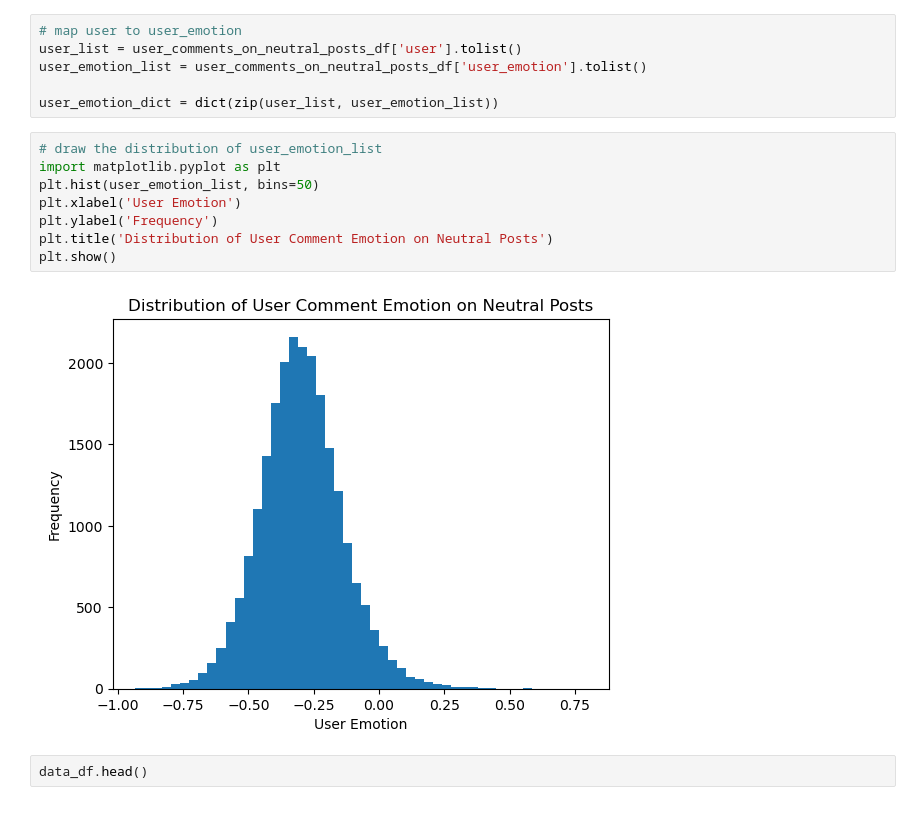
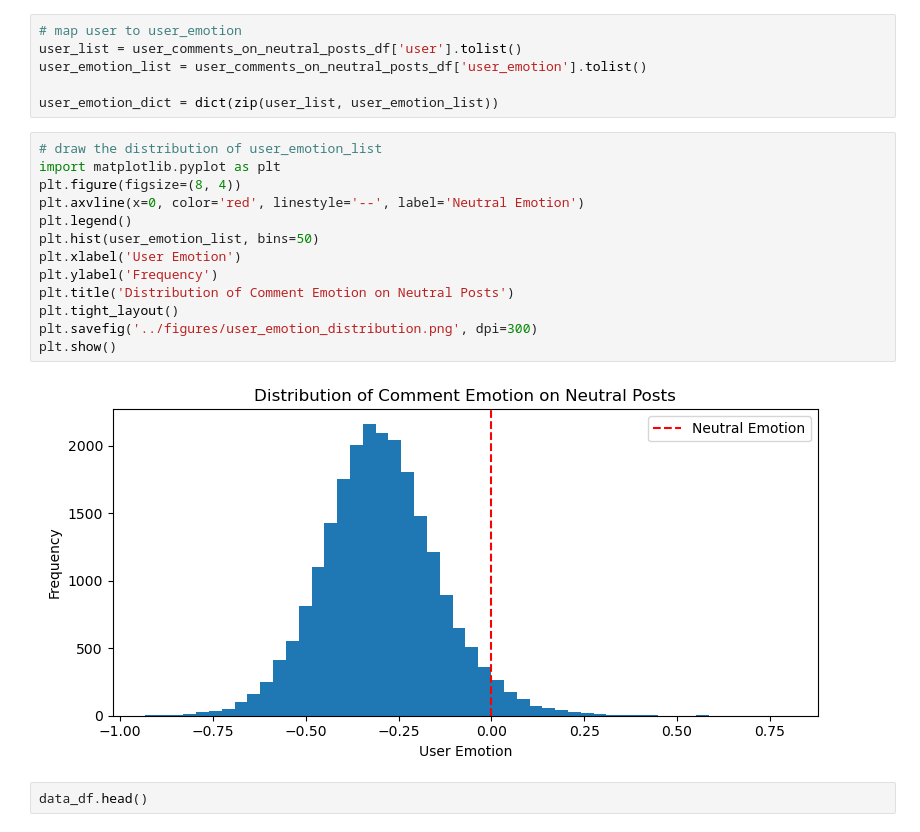
Before and after one commit to nmrenyi/subreddits24, a Jupyter notebook: regression/regression.ipynb, the cells around one changed output. Drawn from its saved outputs; the diff is of its cells as text.

```diff
--- a/regression/regression.ipynb
+++ b/regression/regression.ipynb
@@ -82,13 +82,18 @@ user_emotion_dict = dict(zip(user_list, user_emotion_list))
 # %%
 # draw the distribution of user_emotion_list
 import matplotlib.pyplot as plt
+plt.figure(figsize=(8, 4))
+plt.axvline(x=0, color='red', linestyle='--', label='Neutral Emotion')
+plt.legend()
 plt.hist(user_emotion_list, bins=50)
 plt.xlabel('User Emotion')
 plt.ylabel('Frequency')
-plt.title('Distribution of User Comment Emotion on Neutral Posts')
+plt.title('Distribution of Comment Emotion on Neutral Posts')
+plt.tight_layout()
+plt.savefig('../figures/user_emotion_distribution.png', dpi=300)
 plt.show()
 # %% [output]
-[figure, old version]
+[figure, new version]
 # %%
 data_df.head()
 # %% [output]
```
Also changed, not shown: parts of 9 cells of this notebook.
